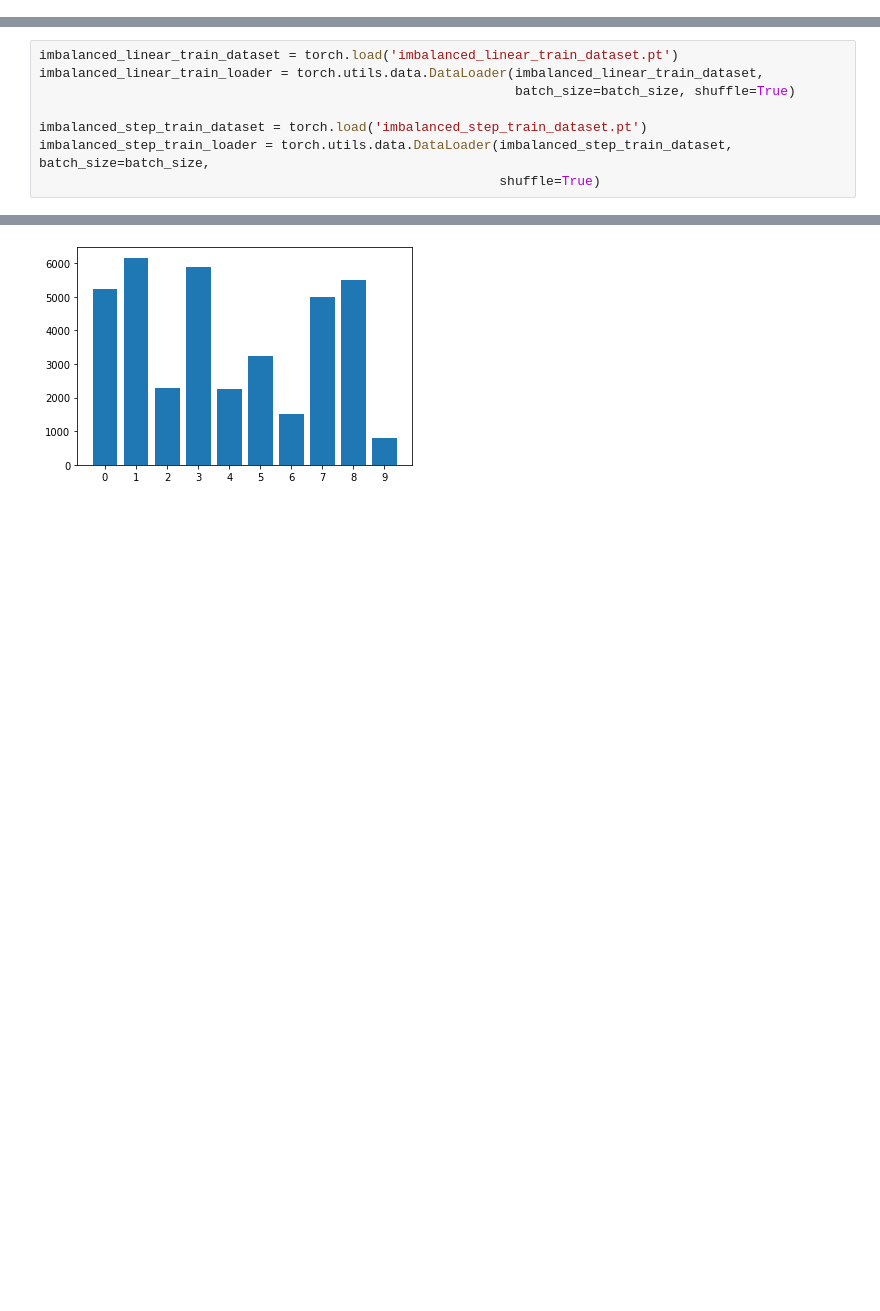
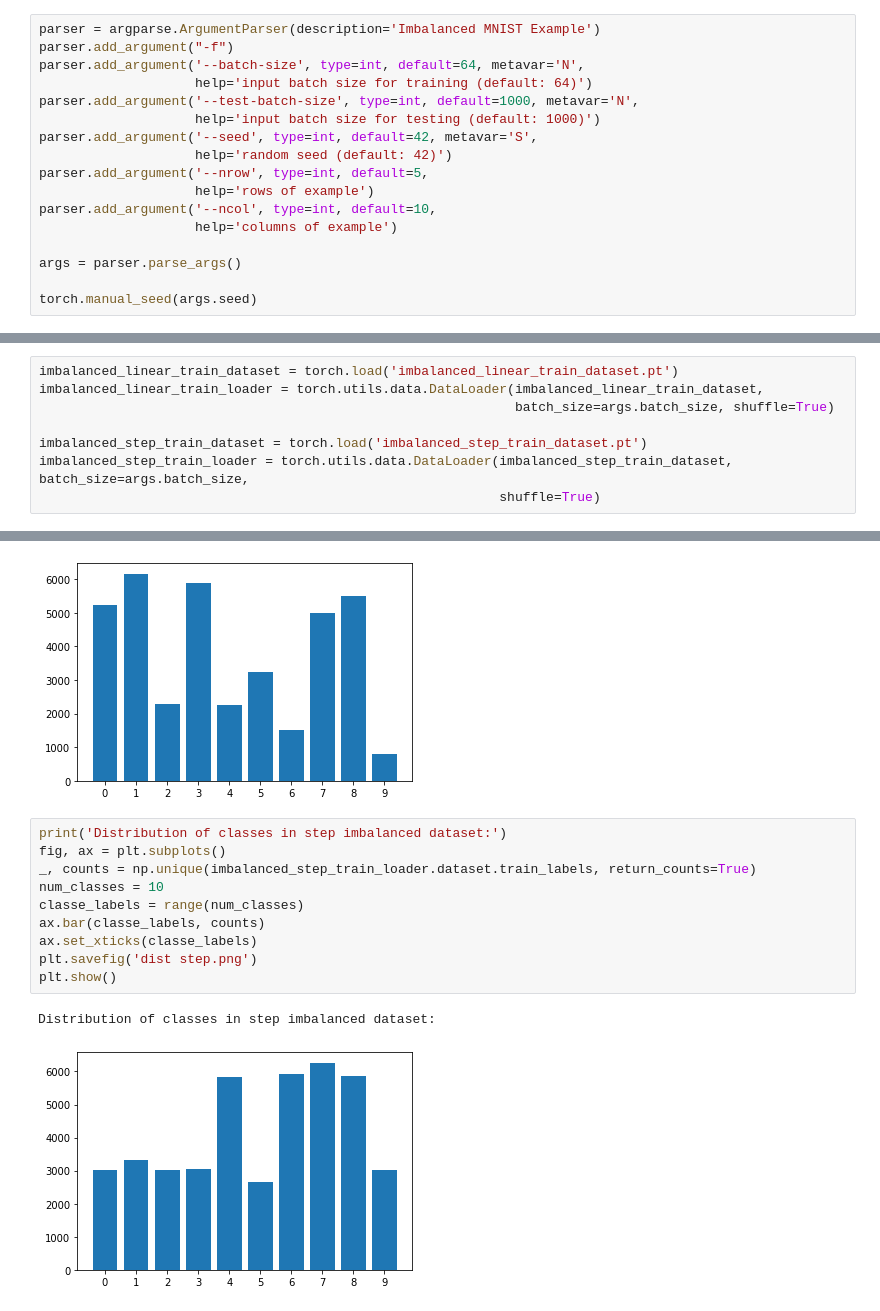
Before and after one commit to iamjeffx/CSCE-421, a Jupyter notebook: Project/Project.ipynb, the cells around one changed output, grey strips where cells are left out. Drawn from its saved outputs; the diff is of its cells as text; blank space fills up the shorter version.

```diff
--- a/Project/Project.ipynb
+++ b/Project/Project.ipynb
@@ -43,0 +48,17 @@ ncol = 10
+# %%
+parser = argparse.ArgumentParser(description='Imbalanced MNIST Example')
+parser.add_argument("-f")
+parser.add_argument('--batch-size', type=int, default=64, metavar='N',
+                    help='input batch size for training (default: 64)')
+parser.add_argument('--test-batch-size', type=int, default=1000, metavar='N',
+                    help='input batch size for testing (default: 1000)')
+parser.add_argument('--seed', type=int, default=42, metavar='S',
+                    help='random seed (default: 42)')
+parser.add_argument('--nrow', type=int, default=5,
+                    help='rows of example')
+parser.add_argument('--ncol', type=int, default=10,
+                    help='columns of example')
+
+args = parser.parse_args()
+
+torch.manual_seed(args.seed)
@@ -46,8 +69,8 @@ Now we load in the training datasets that we are going to use for this project.
 # %%
 imbalanced_linear_train_dataset = torch.load('imbalanced_linear_train_dataset.pt')
 imbalanced_linear_train_loader = torch.utils.data.DataLoader(imbalanced_linear_train_dataset,
-                                                             batch_size=batch_size, shuffle=True)
+                                                             batch_size=args.batch_size, shuffle=True)
 
 imbalanced_step_train_dataset = torch.load('imbalanced_step_train_dataset.pt')
-imbalanced_step_train_loader = torch.utils.data.DataLoader(imbalanced_step_train_dataset, batch_size=batch_size,
+imbalanced_step_train_loader = torch.utils.data.DataLoader(imbalanced_step_train_dataset, batch_size=args.batch_size,
                                                            shuffle=True)
@@ -91,3 +144,16 @@ plt.show()
 # %% [output]
 Distribution of classes in linear imbalanced dataset:
 [figure]
+# %%
+print('Distribution of classes in step imbalanced dataset:')
+fig, ax = plt.subplots()
+_, counts = np.unique(imbalanced_step_train_loader.dataset.train_labels, return_counts=True)
+num_classes = 10
+classe_labels = range(num_classes)
+ax.bar(classe_labels, counts)
+ax.set_xticks(classe_labels)
+plt.savefig('dist step.png')
+plt.show()
+# %% [output]
+Distribution of classes in step imbalanced dataset:
+[figure, added]
```
Also changed, not shown: parts of 24 cells of this notebook, 7 other files.
